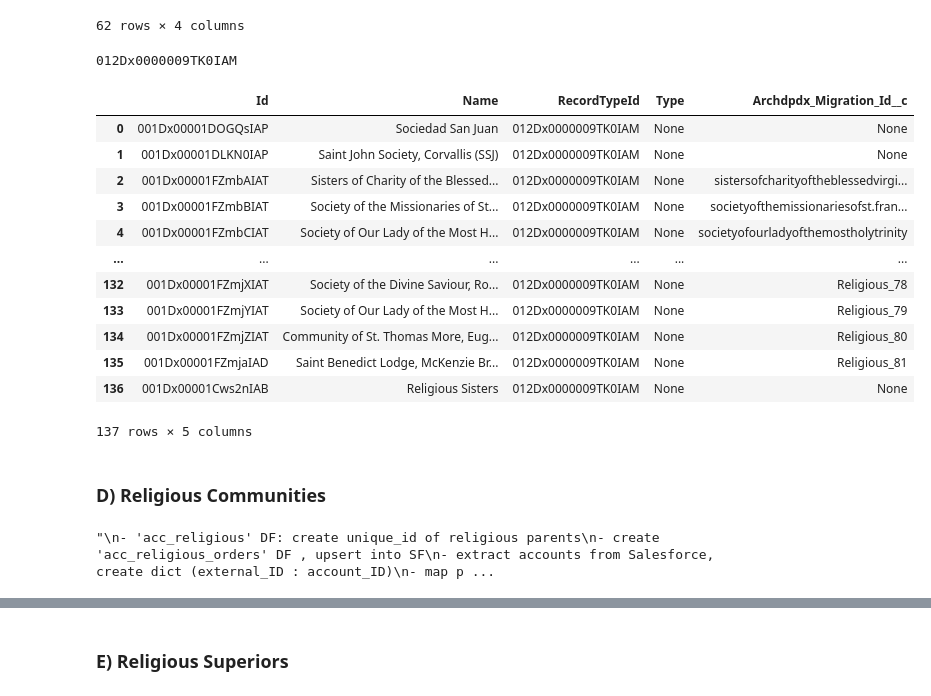
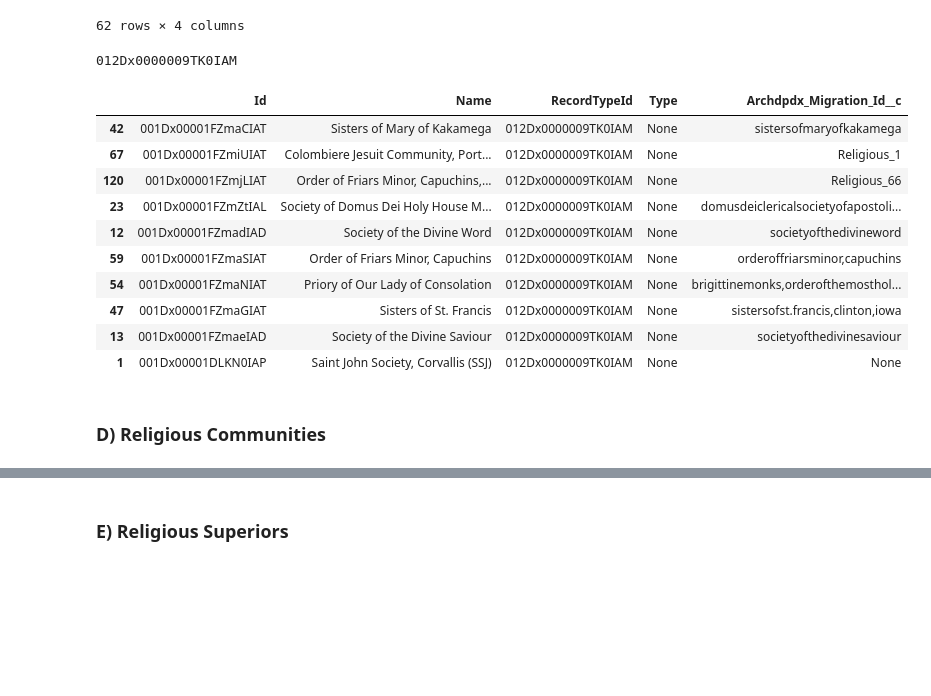
Before and after one commit to Cath-Strategic-Tech/adpdx_etl, a Jupyter notebook: ADPDX_ClergyDB.ipynb, the cells around one changed output, grey strips where cells are left out. Saved outputs shown, nothing was run; the diff lists cells and outputs as text; code cells hidden in the pictures; blank space fills up the shorter version.

```diff
--- a/ADPDX_ClergyDB.ipynb
+++ b/ADPDX_ClergyDB.ipynb
@@ -920,47 +962,33 @@ with open('religious_order_results', 'w', newline='') as csv_file:
 # %%
 # @title get SF Accounts
 get_all_rel_accounts = f"Select id, Name, RecordTypeId, Type, Archdpdx_Migration_Id__c from Account where RecordTypeID = '{religious_recordtype_id}'"
 
 print(religious_recordtype_id)
 
 # get list of records, add to dataframe
 sf_accounts = sf.query(get_all_rel_accounts)
 df_sf_accounts = pd.DataFrame(sf_accounts['records'])
 df_sf_accounts = df_sf_accounts.drop(columns = 'attributes')
 
-df_sf_accounts
+df_sf_accounts.sample(10)
 # %% [output]
 012Dx0000009TK0IAM
 |  | Id | Name | RecordTypeId | Type | Archdpdx_Migration_Id__c |
-| 0 | 001Dx00001DOGQsIAP | Sociedad San Juan | 012Dx0000009TK0IAM | None | None |
+| 42 | 001Dx00001FZmaCIAT | Sisters of Mary of Kakamega | 012Dx0000009TK0IAM | None | sistersofmaryofkakamega |
+| 67 | 001Dx00001FZmiUIAT | Colombiere Jesuit Community, Port... | 012Dx0000009TK0IAM | None | Religious_1 |
+| 120 | 001Dx00001FZmjLIAT | Order of Friars Minor, Capuchins,... | 012Dx0000009TK0IAM | None | Religious_66 |
+| 23 | 001Dx00001FZmZtIAL | Society of Domus Dei Holy House M... | 012Dx0000009TK0IAM | None | domusdeiclericalsocietyofapostoli... |
+| 12 | 001Dx00001FZmadIAD | Society of the Divine Word | 012Dx0000009TK0IAM | None | societyofthedivineword |
+| 59 | 001Dx00001FZmaSIAT | Order of Friars Minor, Capuchins | 012Dx0000009TK0IAM | None | orderoffriarsminor,capuchins |
+| 54 | 001Dx00001FZmaNIAT | Priory of Our Lady of Consolation | 012Dx0000009TK0IAM | None | brigittinemonks,orderofthemosthol... |
+| 47 | 001Dx00001FZmaGIAT | Sisters of St. Francis | 012Dx0000009TK0IAM | None | sistersofst.francis,clinton,iowa |
+| 13 | 001Dx00001FZmaeIAD | Society of the Divine Saviour | 012Dx0000009TK0IAM | None | societyofthedivinesaviour |
 | 1 | 001Dx00001DLKN0IAP | Saint John Society, Corvallis (SSJ) | 012Dx0000009TK0IAM | None | None |
-| 2 | 001Dx00001FZmbAIAT | Sisters of Charity of the Blessed... | 012Dx0000009TK0IAM | None | sistersofcharityoftheblessedvirgi... |
-| 3 | 001Dx00001FZmbBIAT | Society of the Missionaries of St... | 012Dx0000009TK0IAM | None | societyofthemissionariesofst.fran... |
-| 4 | 001Dx00001FZmbCIAT | Society of Our Lady of the Most H... | 012Dx0000009TK0IAM | None | societyofourladyofthemostholytrinity |
-| ... | ... | ... | ... | ... | ... |
-| 132 | 001Dx00001FZmjXIAT | Society of the Divine Saviour, Ro... | 012Dx0000009TK0IAM | None | Religious_78 |
-| 133 | 001Dx00001FZmjYIAT | Society of Our Lady of the Most H... | 012Dx0000009TK0IAM | None | Religious_79 |
-| 134 | 001Dx00001FZmjZIAT | Community of St. Thomas More, Eug... | 012Dx0000009TK0IAM | None | Religious_80 |
-| 135 | 001Dx00001FZmjaIAD | Saint Benedict Lodge, McKenzie Br... | 012Dx0000009TK0IAM | None | Religious_81 |
-| 136 | 001Dx00001Cws2nIAB | Religious Sisters | 012Dx0000009TK0IAM | None | None |
-137 rows × 5 columns
 # %%
 religious_order_mapping = df_sf_accounts.set_index('Archdpdx_Migration_Id__c')['Id'].to_dict()
 # religious_order_mapping
 # %% [markdown]
 ### D) Religious Communities
-# %%
-"""
-- 'acc_religious' DF: create unique_id of religious parents
-- create 'acc_religious_orders' DF , upsert into SF
-- extract accounts from Salesforce, create dict (external_ID : account_ID)
-- map parent ids onto religious child accounts DF in main DF
-- 'acc_religious' > staging DF ('acc_religious')
-    - drop unnecessary columns
-    - upsert create DF of religious children, upsert into SF with
-"""
-# %% [output]
-"\n- 'acc_religious' DF: create unique_id of religious parents\n- create 'acc_religious_orders' DF , upsert into SF\n- extract accounts from Salesforce, create dict (external_ID : account_ID)\n- map p ...
 # %%
 acc_religious_staging = (acc_religious
                          .rename(columns={'Archdpdx_Migration_Id__c' : 'Parent_Archdpdx_Migration_Id__c'})
```
Also changed, not shown: parts of 44 cells of this notebook.
